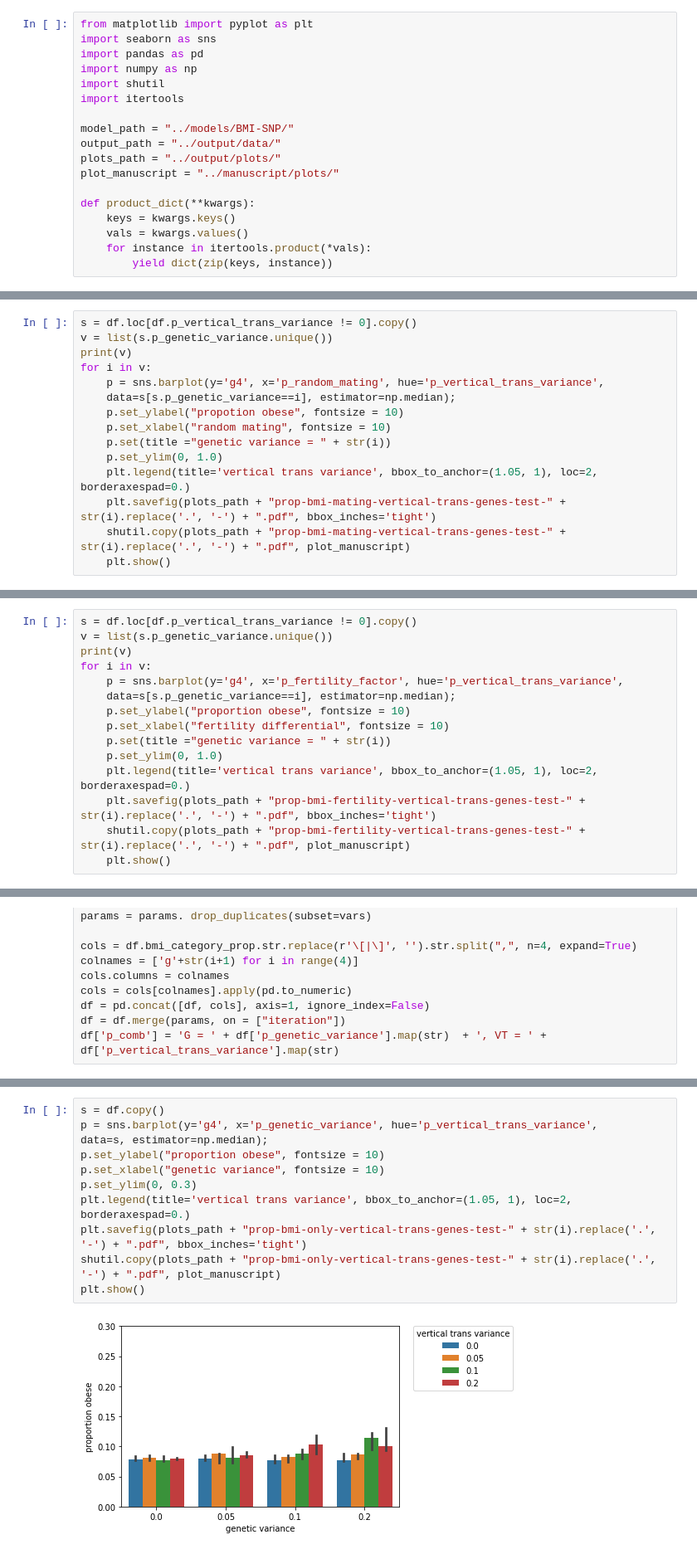
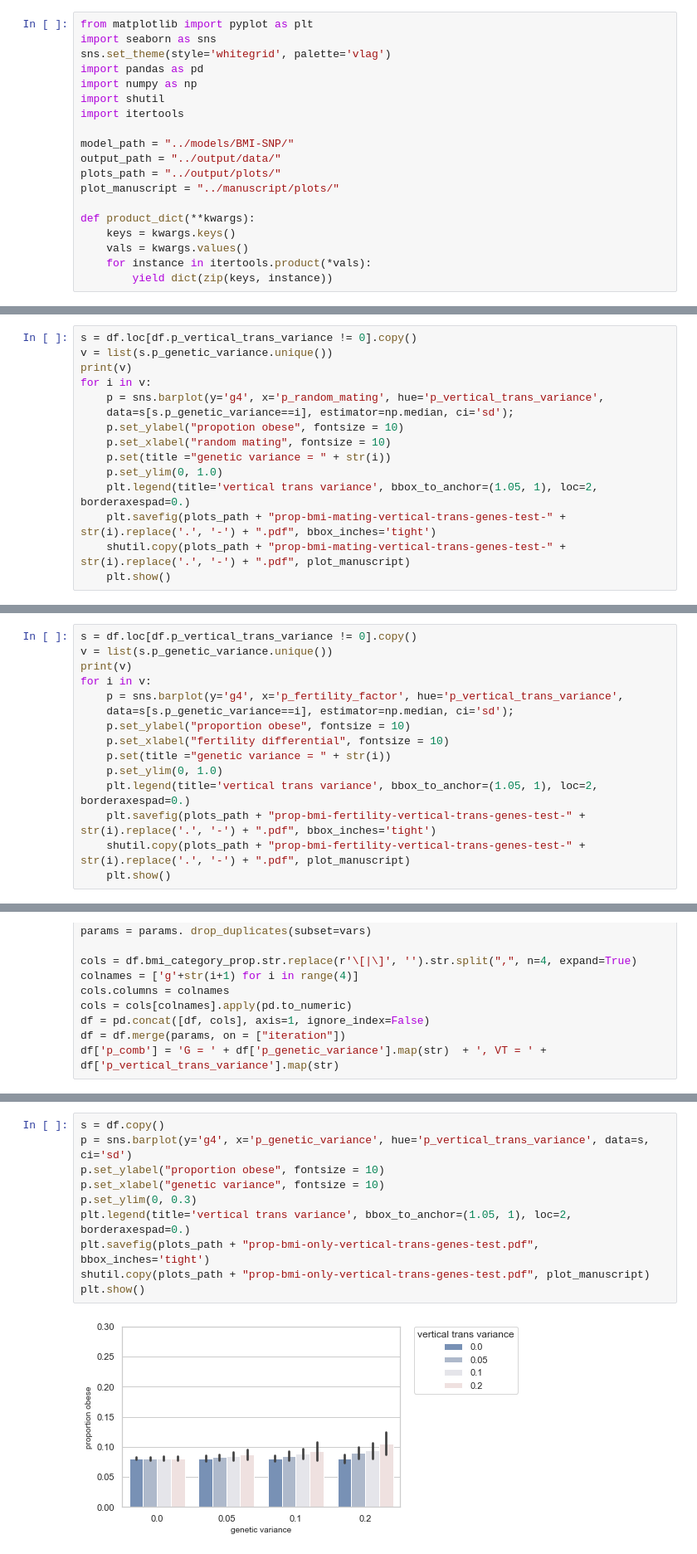
Before and after one commit to sdaza/obesity-dem-heritability, a Jupyter notebook: notebooks/outcome-analysis-by-scenario.ipynb, the cells around one changed output, grey strips where cells are left out. Shown at 83% size. Saved outputs shown, nothing was run; the diff lists cells and outputs as text.

```diff
--- a/notebooks/outcome-analysis-by-scenario.ipynb
+++ b/notebooks/outcome-analysis-by-scenario.ipynb
@@ -3,6 +3,7 @@
 # %%
 from matplotlib import pyplot as plt
 import seaborn as sns
+sns.set_theme(style='whitegrid', palette='vlag')
 import pandas as pd
 import numpy as np
 import shutil
@@ -86,7 +83,7 @@ v = list(s.p_genetic_variance.unique())
 print(v)
 for i in v:
     p = sns.barplot(y='g4', x='p_random_mating', hue='p_vertical_trans_variance',
-    data=s[s.p_genetic_variance==i], estimator=np.median);
+    data=s[s.p_genetic_variance==i], estimator=np.median, ci='sd');
     p.set_ylabel("propotion obese", fontsize = 10)
     p.set_xlabel("random mating", fontsize = 10)
     p.set(title ="genetic variance = " + str(i))
@@ -166,7 +163,7 @@ v = list(s.p_genetic_variance.unique())
 print(v)
 for i in v:
     p = sns.barplot(y='g4', x='p_fertility_factor', hue='p_vertical_trans_variance',
-    data=s[s.p_genetic_variance==i], estimator=np.median);
+    data=s[s.p_genetic_variance==i], estimator=np.median, ci='sd');
     p.set_ylabel("proportion obese", fontsize = 10)
     p.set_xlabel("fertility differential", fontsize = 10)
     p.set(title ="genetic variance = " + str(i))
@@ -251,14 +248,13 @@ df.p_fertility_factor.value_counts()
 Name: p_fertility_factor, dtype: int64
 # %%
 s = df.copy()
-p = sns.barplot(y='g4', x='p_genetic_variance', hue='p_vertical_trans_variance',
-data=s, estimator=np.median);
+p = sns.barplot(y='g4', x='p_genetic_variance', hue='p_vertical_trans_variance', data=s, ci='sd')
 p.set_ylabel("proportion obese", fontsize = 10)
 p.set_xlabel("genetic variance", fontsize = 10)
 p.set_ylim(0, 0.3)
 plt.legend(title='vertical trans variance', bbox_to_anchor=(1.05, 1), loc=2, borderaxespad=0.)
-plt.savefig(plots_path + "prop-bmi-only-vertical-trans-genes-test-" + str(i).replace('.', '-') + ".pdf", bbox_inches='tight')
-shutil.copy(plots_path + "prop-bmi-only-vertical-trans-genes-test-" + str(i).replace('.', '-') + ".pdf", plot_manuscript)
+plt.savefig(plots_path + "prop-bmi-only-vertical-trans-genes-test.pdf", bbox_inches='tight')
+shutil.copy(plots_path + "prop-bmi-only-vertical-trans-genes-test.pdf", plot_manuscript)
 plt.show()
 # %% [output]
-[figure, old version]
+[figure, new version]
```
Also changed, not shown: parts of 11 cells of this notebook, 17 other files.
